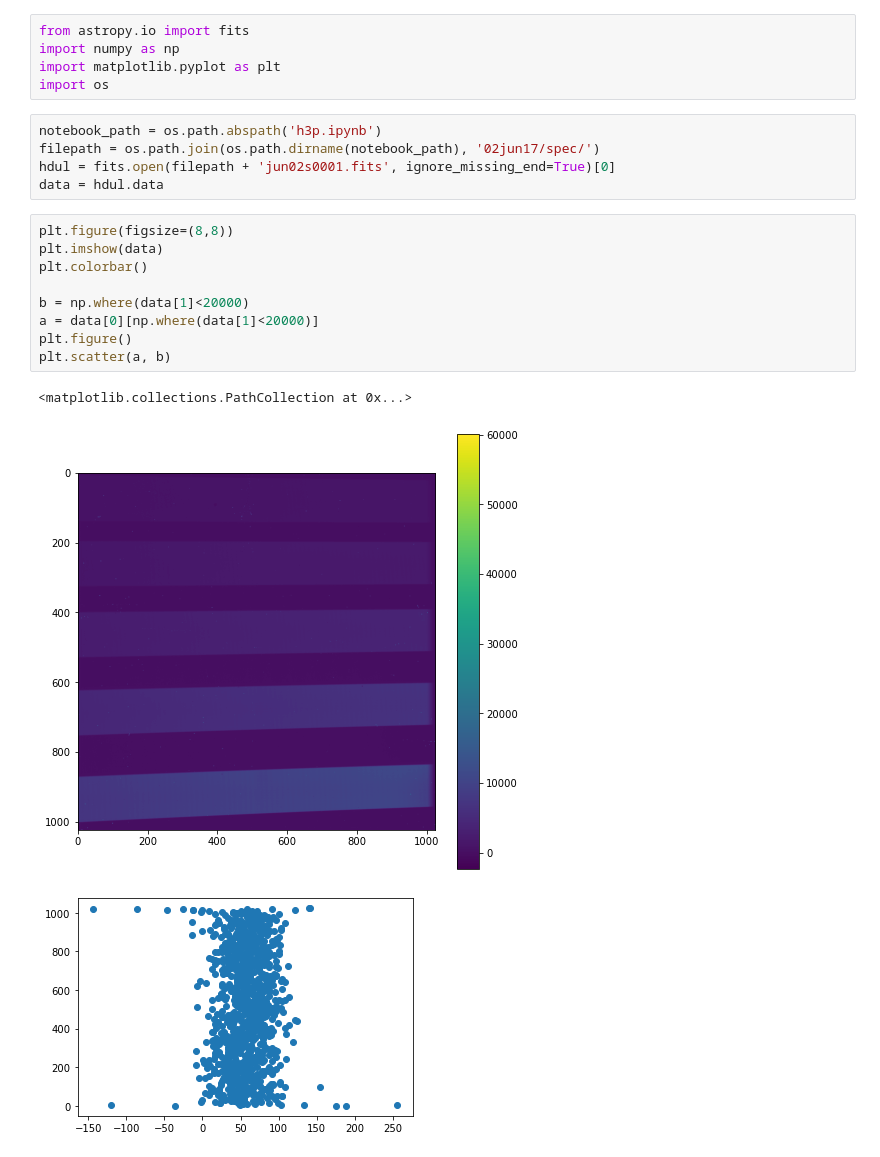
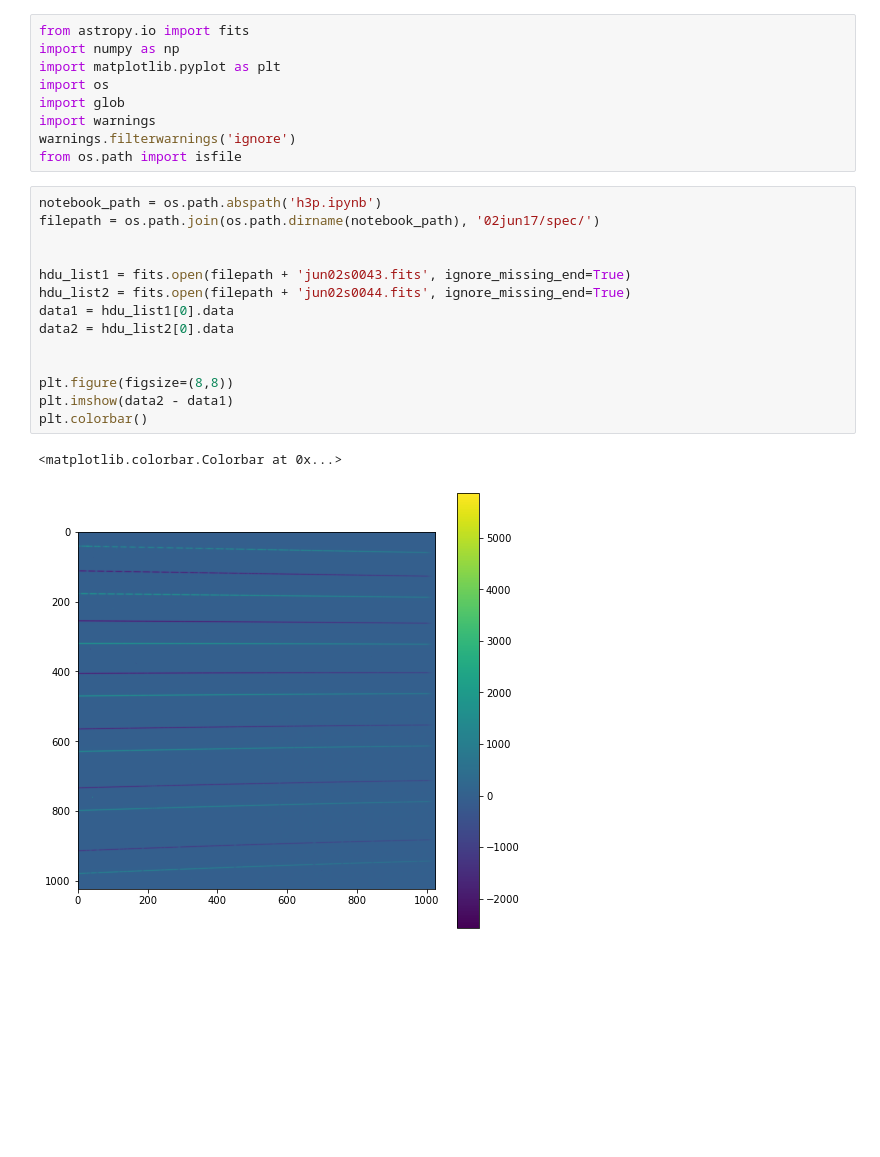
Before and after one commit to ruoyanwangdr/Dynamics-of-Jovian-Infrared-Auroral-Ionosphere-and-Thermosphere, a Jupyter notebook: h3p.ipynb, the cells around one changed output. Drawn from its saved outputs; the diff is of its cells as text; blank space fills up the shorter version.

Commit message:
Plot star

```diff
--- a/h3p.ipynb
+++ b/h3p.ipynb
@@ -3,21 +3,24 @@ from astropy.io import fits
 import numpy as np
 import matplotlib.pyplot as plt
 import os
+import glob
+import warnings
+warnings.filterwarnings('ignore')
+from os.path import isfile
 # %%
 notebook_path = os.path.abspath('h3p.ipynb')
 filepath = os.path.join(os.path.dirname(notebook_path), '02jun17/spec/')
-hdul = fits.open(filepath + 'jun02s0001.fits', ignore_missing_end=True)[0]
-data = hdul.data
+
+
+hdu_list1 = fits.open(filepath + 'jun02s0043.fits', ignore_missing_end=True)
+hdu_list2 = fits.open(filepath + 'jun02s0044.fits', ignore_missing_end=True)
+data1 = hdu_list1[0].data
+data2 = hdu_list2[0].data
+
+
+plt.figure(figsize=(8,8))
+plt.imshow(data2 - data1)
+plt.colorbar()
+# %% [output]
+<matplotlib.colorbar.Colorbar at 0x...>
+[figure, added]
-# %%
-plt.figure(figsize=(8,8))
-plt.imshow(data)
-plt.colorbar()
-
-b = np.where(data[1]<20000)
-a = data[0][np.where(data[1]<20000)]
-plt.figure()
-plt.scatter(a, b)
-# %% [output]
-<matplotlib.collections.PathCollection at 0x...>
-[figure, removed]
-[figure, removed]
```
Also changed, not shown: parts of 2 cells of this notebook.
